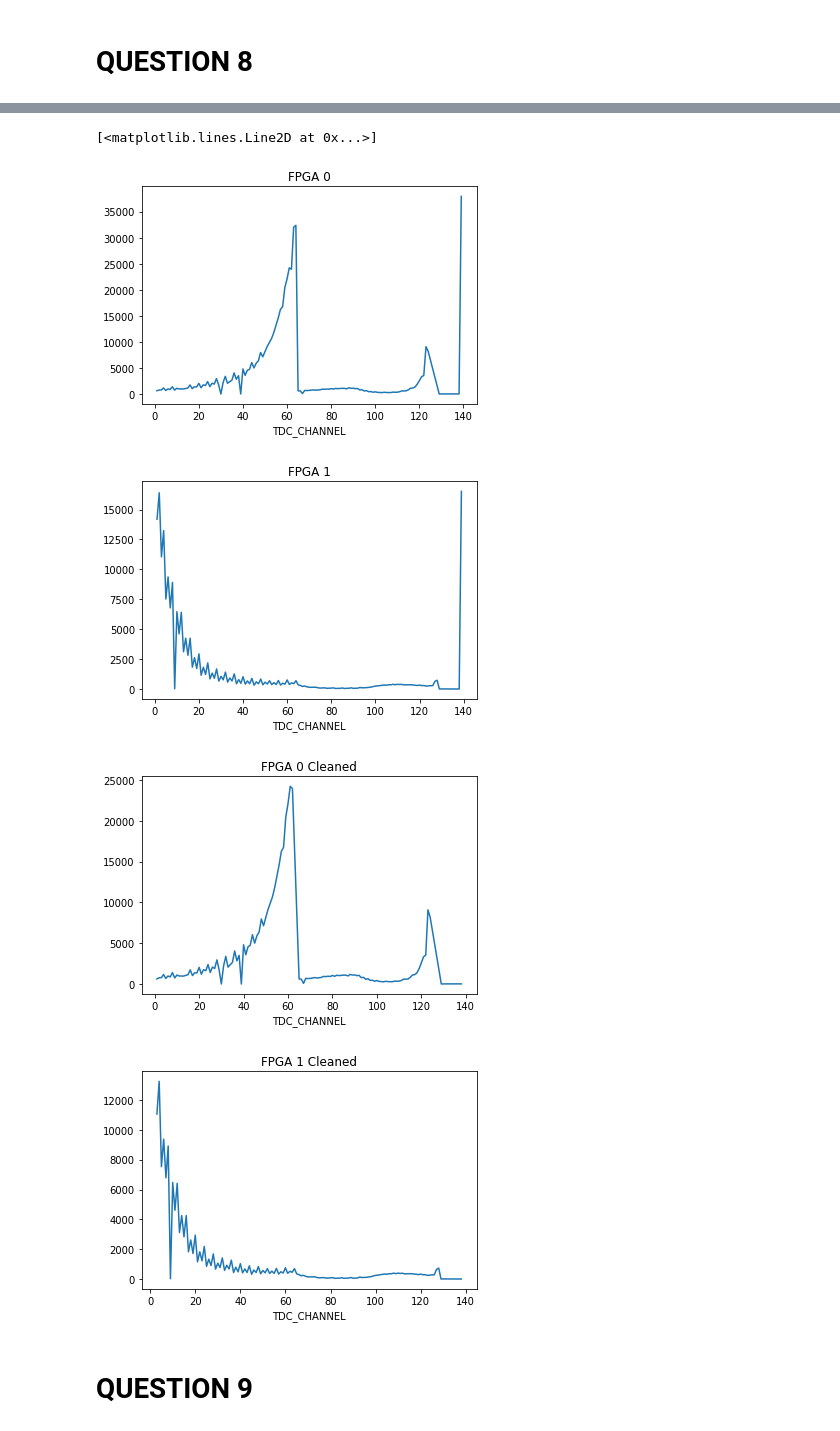
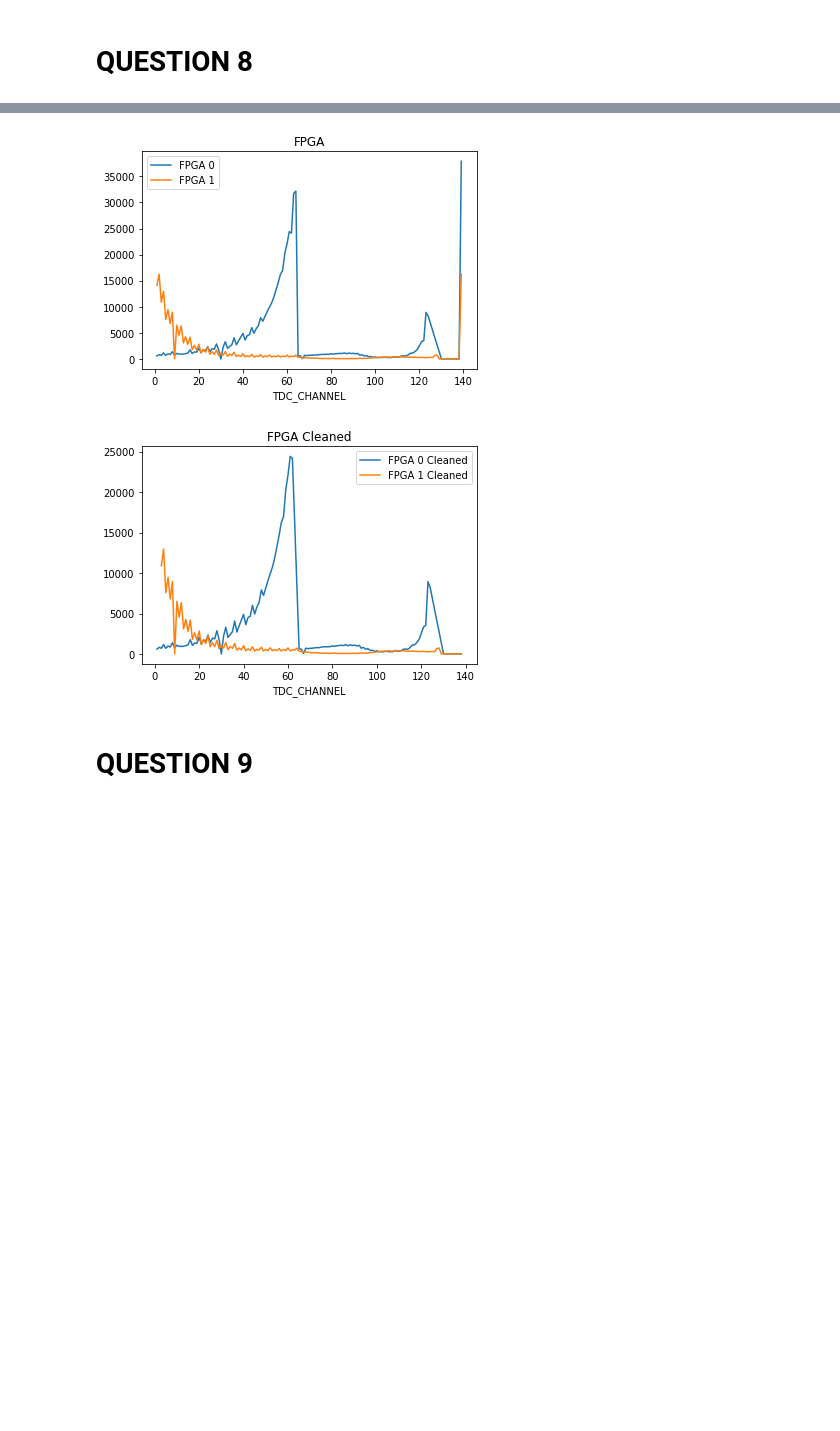
Before and after one commit to albchim/LaboratoryOfComputationalPhysics, a Jupyter notebook: 05ex_Pandas.ipynb, the cells around one changed output, grey strips where cells are left out. Drawn from its saved outputs; the diff is of its cells as text; code cells hidden in the pictures; blank space fills up the shorter version.

```diff
--- a/05ex_Pandas.ipynb
+++ b/05ex_Pandas.ipynb
@@ -27,7 +27,7 @@ import datetime as dt
 # %% [markdown]
 # QUESTION 1
 # %%
-filename= "/Users/albertochimenti/data/data_000637.txt"
+filename= "/Users/chime/data/data_000637.txt"
 ##Full reading
 Data = np.genfromtxt(filename, dtype='float64', delimiter=',', skip_header=1)
 
@@ -120,61 +120,45 @@ df_FPGA1['count']=np.ones(len(df_FPGA1))
 df_count_FPGA0=df_FPGA0.loc[:,['TDC_CHANNEL','count']].groupby('TDC_CHANNEL').sum()
 df_count_FPGA1=df_FPGA1.loc[:,['TDC_CHANNEL','count']].groupby('TDC_CHANNEL').sum()
 
 plt.figure()
-plt.title('FPGA 0')
+plt.title('FPGA')
 plt.xlabel('TDC_CHANNEL')
-plt.plot(df_count_FPGA0.index, df_count_FPGA0['count'])
-#plt.figure()
-#plt.title('FPGA 0 no noise')
-#plt.plot(df_nonoise_0.index, df_nonoise_0['count'])
+plt.plot(df_count_FPGA0.index, df_count_FPGA0['count'], label='FPGA 0')
 
-plt.figure()
-plt.title('FPGA 1')
 plt.xlabel('TDC_CHANNEL')
-plt.plot(df_count_FPGA1.index, df_count_FPGA1['count'])
-#plt.figure()
-#plt.title('FPGA 1 no noise')
-#plt.plot(df_nonoise_1.index, df_nonoise_1['count'])
+plt.plot(df_count_FPGA1.index, df_count_FPGA1['count'], label='FPGA 1')
+plt.legend()
+plt.show()
 
 #Cleaning noise components
 for i in range(3):
     noise_channel_0=df_count_FPGA0.max()
     noise_channel_1=df_count_FPGA1.max()
     #print(df_count_FPGA0[df_count_FPGA0==noise_channel_0].dropna(how='any'))
 
     df_count_FPGA0=df_count_FPGA0.drop(df_count_FPGA0[df_count_FPGA0==noise_channel_0].dropna(how='any').index)
     df_count_FPGA1=df_count_FPGA1.drop(df_count_FPGA1[df_count_FPGA1==noise_channel_1].dropna(how='any').index)
 
 plt.figure()
-plt.title('FPGA 0 Cleaned')
+plt.title('FPGA Cleaned')
 plt.xlabel('TDC_CHANNEL')
-plt.plot(df_count_FPGA0.index, df_count_FPGA0['count'])
-#plt.figure()
-#plt.title('FPGA 0 no noise')
-#plt.plot(df_nonoise_0.index, df_nonoise_0['count'])
+plt.plot(df_count_FPGA0.index, df_count_FPGA0['count'], label='FPGA 0 Cleaned')
 
-plt.figure()
-plt.title('FPGA 1 Cleaned')
-plt.xlabel('TDC_CHANNEL')
-plt.plot(df_count_FPGA1.index, df_count_FPGA1['count'])
-#plt.figure()
-#plt.title('FPGA 1 no noise')
-#plt.plot(df_nonoise_1.index, df_nonoise_1['count'])
+plt.plot(df_count_FPGA1.index, df_count_FPGA1['count'], label='FPGA 1 Cleaned')
+plt.legend()
+plt.show()
 # %% [output]
 A value is trying to be set on a copy of a slice from a DataFrame.
 Try using .loc[row_indexer,col_indexer] = value instead
 
 See the caveats in the documentation: http://pandas.pydata.org/pandas-docs/stable/indexing.html#indexing-view-versus-copy
   """Entry point for launching an IPython kernel.
 A value is trying to be set on a copy of a slice from a DataFrame.
 Try using .loc[row_indexer,col_indexer] = value instead
 
 See the caveats in the documentation: http://pandas.pydata.org/pandas-docs/stable/indexing.html#indexing-view-versus-copy
-[<matplotlib.lines.Line2D at 0x...>]
-[figure, old version]
+[figure, new version]
-[figure, old version]
+[figure, new version]
-[figure, removed]
-[figure, removed]
 # %% [markdown]
 # QUESTION 9
 # %%
```
Also changed, not shown: parts of 1 cell of this notebook.
